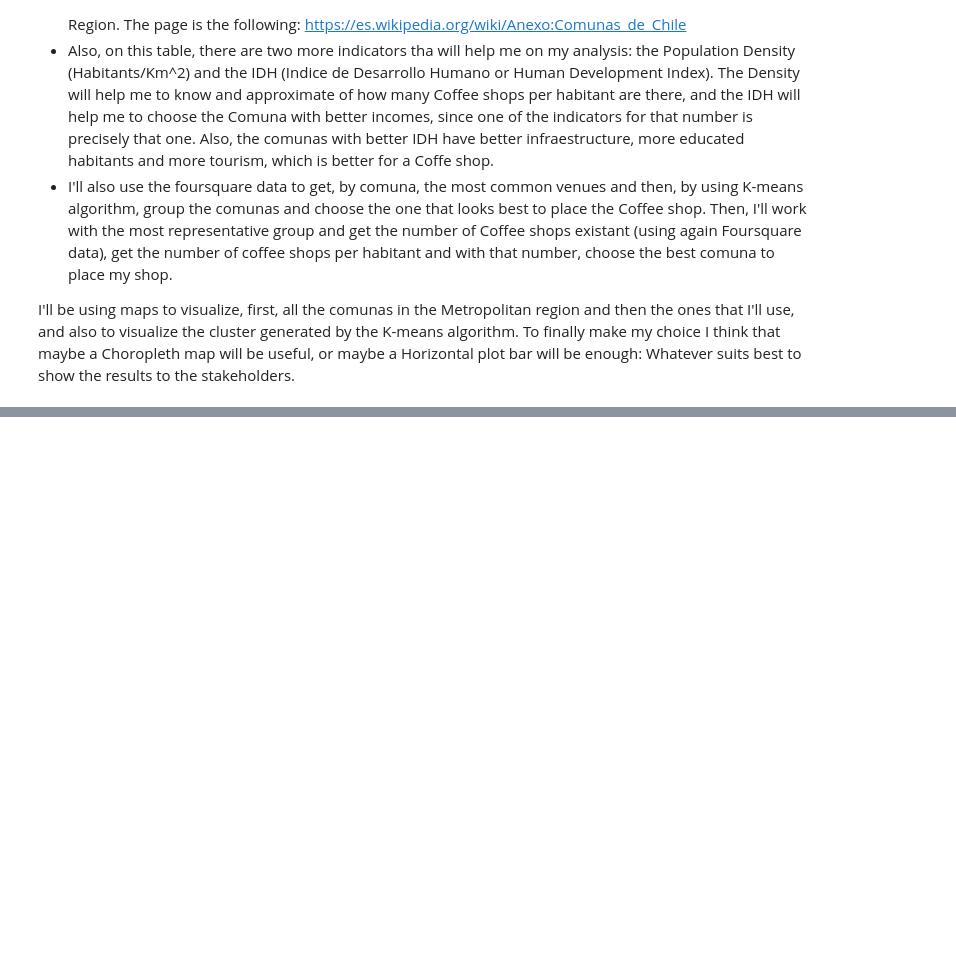
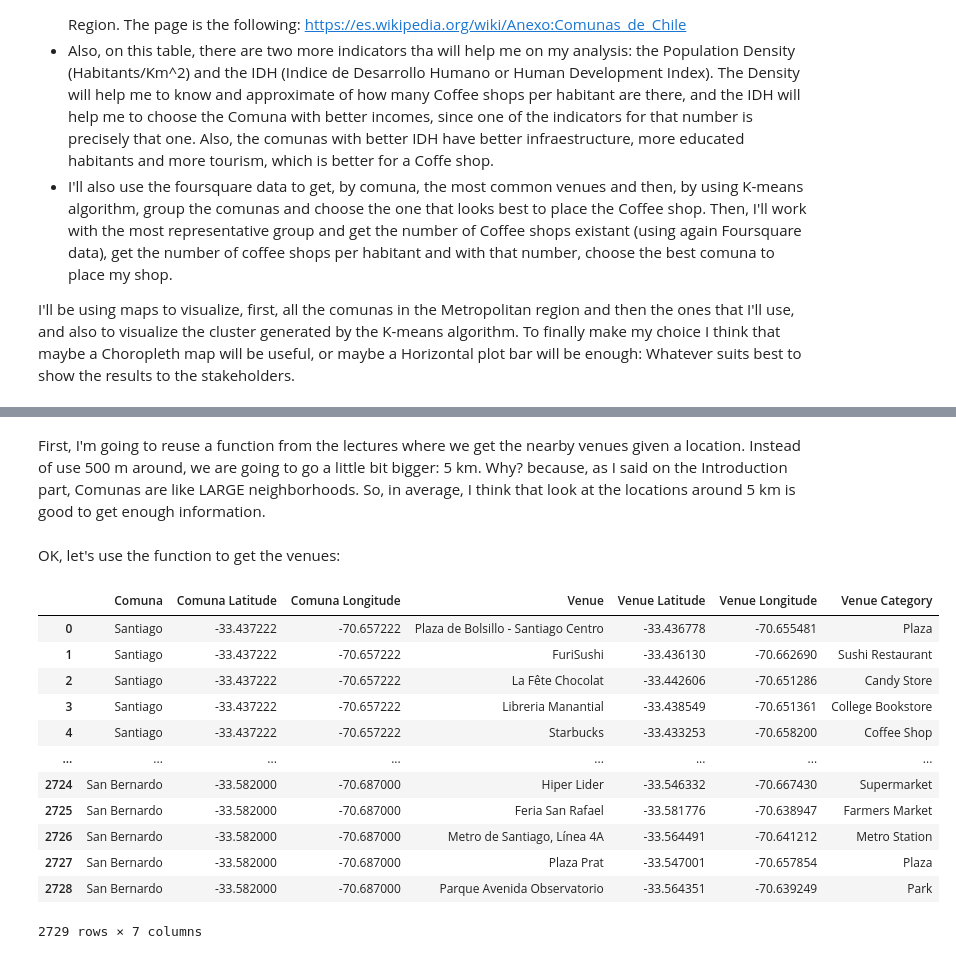
Before and after one commit to jcolivaresv/Coursera_Capstone, a Jupyter notebook: Chile_best_comuna_for_CoffeeShop.ipynb, the cells around one changed output, grey strips where cells are left out. Saved outputs shown, nothing was run; the diff lists cells and outputs as text; code cells hidden in the pictures; blank space fills up the shorter version.

```diff
--- a/Chile_best_comuna_for_CoffeeShop.ipynb
+++ b/Chile_best_comuna_for_CoffeeShop.ipynb
@@ -17,0 +186,2 @@ I'll be using maps to visualize, first, all the comunas in the Metropolitan regi
+# %% [markdown]
+First, I'm going to reuse a function from the lectures where we get the nearby venues given a location. Instead of use 500 m around, we are going to go a little bit bigger: 5 km. Why? because, as I said on the Introduction part, Comunas are like LARGE neighborhoods. So, in average, I think that look at the locations around 5 km is good to get enough information.
@@ -17,0 +223,2 @@ I'll be using maps to visualize, first, all the comunas in the Metropolitan regi
+# %% [markdown]
+OK, let's use the function to get the venues:
@@ -17,0 +230,16 @@ I'll be using maps to visualize, first, all the comunas in the Metropolitan regi
+# %%
+metropolitana_venues
+# %% [output]
+|  | Comuna | Comuna Latitude | Comuna Longitude | Venue | Venue Latitude | Venue Longitude | Venue Category |
+| 0 | Santiago | -33.437222 | -70.657222 | Plaza de Bolsillo - Santiago Centro | -33.436778 | -70.655481 | Plaza |
+| 1 | Santiago | -33.437222 | -70.657222 | FuriSushi | -33.436130 | -70.662690 | Sushi Restaurant |
+| 2 | Santiago | -33.437222 | -70.657222 | La Fête Chocolat | -33.442606 | -70.651286 | Candy Store |
+| 3 | Santiago | -33.437222 | -70.657222 | Libreria Manantial | -33.438549 | -70.651361 | College Bookstore |
+| 4 | Santiago | -33.437222 | -70.657222 | Starbucks | -33.433253 | -70.658200 | Coffee Shop |
+| ... | ... | ... | ... | ... | ... | ... | ... |
+| 2724 | San Bernardo | -33.582000 | -70.687000 | Hiper Lider | -33.546332 | -70.667430 | Supermarket |
+| 2725 | San Bernardo | -33.582000 | -70.687000 | Feria San Rafael | -33.581776 | -70.638947 | Farmers Market |
+| 2726 | San Bernardo | -33.582000 | -70.687000 | Metro de Santiago, Línea 4A | -33.564491 | -70.641212 | Metro Station |
+| 2727 | San Bernardo | -33.582000 | -70.687000 | Plaza Prat | -33.547001 | -70.657854 | Plaza |
+| 2728 | San Bernardo | -33.582000 | -70.687000 | Parque Avenida Observatorio | -33.564351 | -70.639249 | Park |
+2729 rows × 7 columns
```
Also changed, not shown: parts of 76 cells of this notebook.
